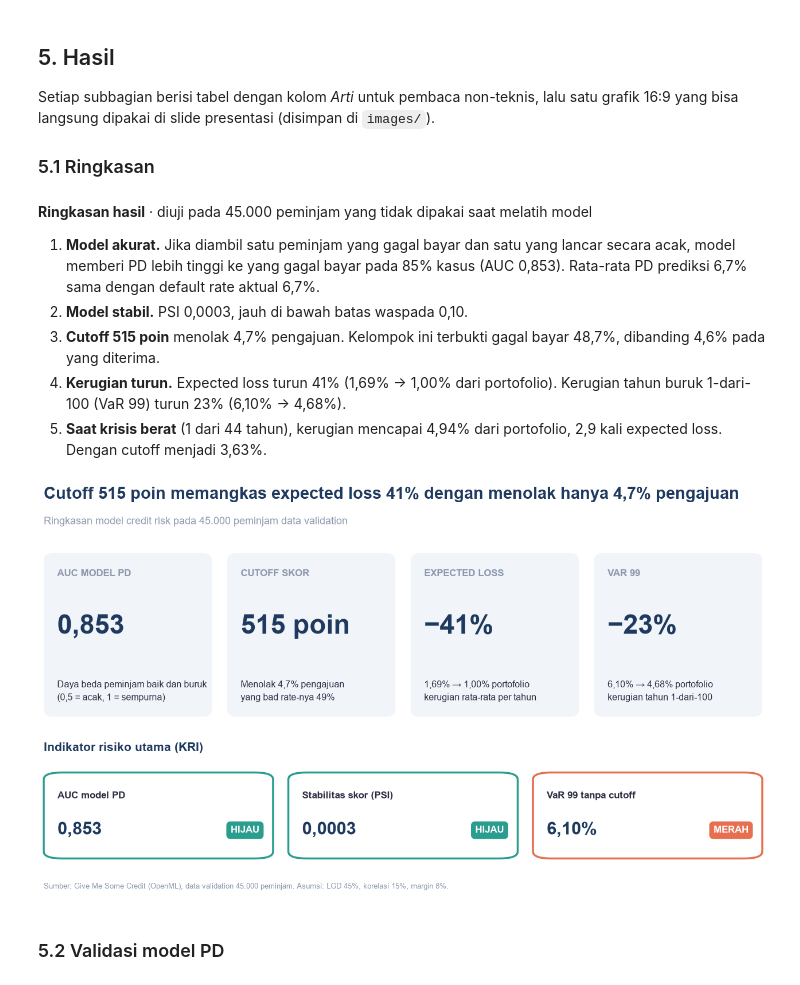
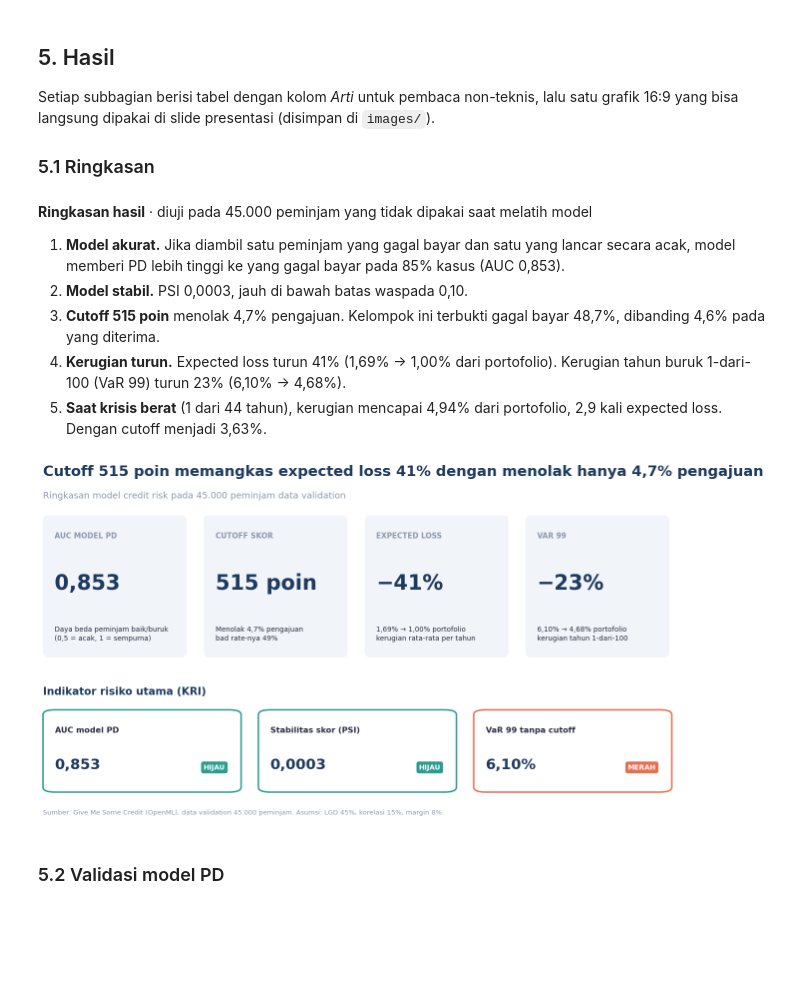
Before and after one commit to aldo02032004/credit-risk-model, a Jupyter notebook: credit_risk_model.ipynb, the cells around one changed output. Saved outputs shown, nothing was run; the diff lists cells and outputs as text; code cells hidden in the pictures; blank space fills up the shorter version.

```diff
--- a/credit_risk_model.ipynb
+++ b/credit_risk_model.ipynb
@@ -256,55 +254,72 @@ Setiap subbagian berisi tabel dengan kolom *Arti* untuk pembaca non-teknis, lalu
 # %%
 mt, mc = m["Tanpa cutoff"], m["Dengan cutoff"]
 ap, v = cut["Approval rate"], val.loc["Logistik"]
 turun = lambda a, b: pct(1 - b / a, 0)
 display(Markdown(f"""
 **Ringkasan hasil** · diuji pada {num(len(port), 0)} peminjam yang tidak dipakai saat melatih model
 
-1. **Model akurat.** Jika diambil satu peminjam yang gagal bayar dan satu yang lancar secara acak, model memberi PD lebih tinggi ke yang gagal bayar pada {pct(v.AUC, 0)} kasus (AUC {num(v.AUC)}). Rata-rata PD prediksi {pct(v['PD rata-rata'])} sama dengan default rate aktual {pct(v['Default rate aktual'])}.
+1. **Model akurat.** Jika diambil satu peminjam yang gagal bayar dan satu yang lancar secara acak, model memberi PD lebih tinggi ke yang gagal bayar pada {pct(v.AUC, 0)} kasus (AUC {num(v.AUC)}).
 2. **Model stabil.** PSI {num(v['PSI dev→val'], 4)}, jauh di bawah batas waspada 0,10.
 3. **Cutoff {cutoff:.0f} poin** menolak {pct(1 - ap)} pengajuan. Kelompok ini terbukti gagal bayar {pct(cut['Bad rate aktual, ditolak'])}, dibanding {pct(cut['Bad rate aktual, lolos'])} pada yang diterima.
 4. **Kerugian turun.** Expected loss turun {turun(mt['EL'], mc['EL'])} ({pct(mt['EL'], 2)} → {pct(mc['EL'], 2)} dari portofolio). Kerugian tahun buruk 1-dari-100 (VaR 99) turun {turun(mt['VaR 99'], mc['VaR 99'])} ({pct(mt['VaR 99'], 2)} → {pct(mc['VaR 99'], 2)}).
 5. **Saat krisis berat** (1 dari 44 tahun), kerugian mencapai {pct(stres.loc['Berat', 'Rugi tanpa cutoff'], 2)} dari portofolio, {num(stres.loc['Berat', 'Rugi / EL'], 1)} kali expected loss. Dengan cutoff menjadi {pct(stres.loc['Berat', 'Rugi dengan cutoff'], 2)}.
 """))
 
 fig = slide(f"Cutoff {cutoff:.0f} poin memangkas expected loss {turun(mt['EL'], mc['EL'])} "
             f"dengan menolak hanya {pct(1 - ap)} pengajuan",
             f"Ringkasan model credit risk pada {num(len(port), 0)} peminjam data validation")
-kpi = [("AUC model PD", num(v.AUC), "Daya beda peminjam baik dan buruk\n(0,5 = acak, 1 = sempurna)"),
-       ("Cutoff skor", f"{cutoff:.0f} poin", f"Menolak {pct(1 - ap)} pengajuan\nyang bad rate-nya {pct(cut['Bad rate aktual, ditolak'], 0)}"),
-       ("Expected loss", f"−{turun(mt['EL'], mc['EL'])}", f"{pct(mt['EL'], 2)} → {pct(mc['EL'], 2)} portofolio\nkerugian rata-rata per tahun"),
-       ("VaR 99", f"−{turun(mt['VaR 99'], mc['VaR 99'])}", f"{pct(mt['VaR 99'], 2)} → {pct(mc['VaR 99'], 2)} portofolio\nkerugian tahun 1-dari-100")]
+
+# Membagi 4 KPI secara presisi dengan koordinat x terdistribusi simetris
+kpi = [
+    ("AUC model PD", num(v.AUC), "Daya beda peminjam baik/buruk\n(0,5 = acak, 1 = sempurna)"),
+    ("Cutoff skor", f"{cutoff:.0f} poin", f"Menolak {pct(1 - ap)} pengajuan\nbad rate-nya {pct(cut['Bad rate aktual, ditolak'], 0)}"),
+    ("Expected loss", f"−{turun(mt['EL'], mc['EL'])}", f"{pct(mt['EL'], 2)} → {pct(mc['EL'], 2)} portofolio\nkerugian rata-rata per tahun"),
+    ("VaR 99", f"−{turun(mt['VaR 99'], mc['VaR 99'])}", f"{pct(mt['VaR 99'], 2)} → {pct(mc['VaR 99'], 2)} portofolio\nkerugian tahun 1-dari-100")
+]
+
 for i, (lab, nilai, ket) in enumerate(kpi):
-    a = fig.add_axes([0.03 + i * 0.24, 0.42, 0.22, 0.38]); a.axis("off")
-    a.add_patch(FancyBboxPatch((0, 0), 1, 1, boxstyle="round,pad=0,rounding_size=0.05", fc=C["latar"], ec="none",
+    a = fig.add_axes([0.03 + i * 0.242, 0.44, 0.216, 0.38])
+    a.axis("off")
+    a.add_patch(FancyBboxPatch((0, 0), 1, 1, boxstyle="round,pad=0,rounding_size=0.04", fc=C["latar"], ec="none",
                                transform=a.transAxes, clip_on=False))
-    a.text(0.08, 0.86, lab.upper(), fontsize=12, fontweight="bold", color=C["abu"], transform=a.transAxes)
-    a.text(0.08, 0.55, nilai, fontsize=34, fontweight="bold", color=C["navy"], va="center", transform=a.transAxes)
-    a.text(0.08, 0.10, ket, fontsize=11.5, color=C["teks"], linespacing=1.5, transform=a.transAxes)
+    a.text(0.08, 0.84, lab.upper(), fontsize=10.5, fontweight="bold", color=C["abu"], transform=a.transAxes)
+    a.text(0.08, 0.52, nilai, fontsize=30, fontweight="bold", color=C["navy"], va="center", transform=a.transAxes)
+    a.text(0.08, 0.12, ket, fontsize=10, color=C["teks"], linespacing=1.35, transform=a.transAxes)
 
-nama_kri = {"AUC model PD": "AUC model PD", "PSI skor dev → val": "Stabilitas skor (PSI)",
-            "VaR 99 (% portofolio)": "VaR 99 tanpa cutoff"}
+nama_kri = {
+    "AUC model PD": "AUC model PD",
+    "PSI skor dev → val": "Stabilitas skor (PSI)",
+    "VaR 99 (% portofolio)": "VaR 99 tanpa cutoff"
+}
 nilai_kri = [num(kri.nilai.iloc[0]), num(kri.nilai.iloc[1], 4), pct(kri.nilai.iloc[2], 2)]
+
 fig.text(0.03, 0.34, "Indikator risiko utama (KRI)", fontsize=15, fontweight="bold", color=C["navy"])
+
+# Membagi 3 KRI secara presisi dan simetris
 for i, ((k, r), nilai) in enumerate(zip(kri.iterrows(), nilai_kri)):
-    a = fig.add_axes([0.03 + i * 0.32, 0.09, 0.30, 0.20]); a.axis("off")
-    a.add_patch(FancyBboxPatch((0, 0), 1, 1, boxstyle="round,pad=0,rounding_size=0.08", fc="white",
-                               ec=warna_status[r.status], lw=2.5, transform=a.transAxes, clip_on=False))
-    a.text(0.06, 0.70, nama_kri[k], fontsize=12.5, fontweight="bold", color=C["teks"], transform=a.transAxes)
-    a.text(0.06, 0.28, nilai, fontsize=22, fontweight="bold", color=C["navy"], transform=a.transAxes)
-    a.text(0.94, 0.30, r.status, fontsize=12, fontweight="bold", color="white", ha="right", transform=a.transAxes,
-           bbox=dict(boxstyle="round,pad=0.45", fc=warna_status[r.status], ec="none"))
-fig.savefig("images/01_ringkasan.png"); plt.show()
+    a = fig.add_axes([0.03 + i * 0.324, 0.08, 0.298, 0.22])
+    a.axis("off")
+    a.add_patch(FancyBboxPatch((0, 0), 1, 1, boxstyle="round,pad=0,rounding_size=0.06", fc="white",
+                               ec=warna_status[r.status], lw=2.2, transform=a.transAxes, clip_on=False))
+    a.text(0.06, 0.72, nama_kri[k], fontsize=11.5, fontweight="bold", color=C["teks"], transform=a.transAxes)
+    a.text(0.06, 0.28, nilai, fontsize=21, fontweight="bold", color=C["navy"], transform=a.transAxes)
+
+    # Menempatkan badge status dengan padding aman di sisi kanan agar simetris dan tidak menabrak teks
+    a.text(0.92, 0.30, r.status, fontsize=10, fontweight="bold", color="white", ha="right", va="center", transform=a.transAxes,
+           bbox=dict(boxstyle="round,pad=0.35", fc=warna_status[r.status], ec="none"))
+
+fig.savefig("images/01_ringkasan.png")
+plt.show()
 # %% [output]
 
 **Ringkasan hasil** · diuji pada 45.000 peminjam yang tidak dipakai saat melatih model
 
-1. **Model akurat.** Jika diambil satu peminjam yang gagal bayar dan satu yang lancar secara acak, model memberi PD lebih tinggi ke yang gagal bayar pada 85% kasus (AUC 0,853). Rata-rata PD prediksi 6,7% sama dengan default rate aktual 6,7%.
+1. **Model akurat.** Jika diambil satu peminjam yang gagal bayar dan satu yang lancar secara acak, model memberi PD lebih tinggi ke yang gagal bayar pada 85% kasus (AUC 0,853).
 2. **Model stabil.** PSI 0,0003, jauh di bawah batas waspada 0,10.
 3. **Cutoff 515 poin** menolak 4,7% pengajuan. Kelompok ini terbukti gagal bayar 48,7%, dibanding 4,6% pada yang diterima.
 4. **Kerugian turun.** Expected loss turun 41% (1,69% → 1,00% dari portofolio). Kerugian tahun buruk 1-dari-100 (VaR 99) turun 23% (6,10% → 4,68%).
 5. **Saat krisis berat** (1 dari 44 tahun), kerugian mencapai 4,94% dari portofolio, 2,9 kali expected loss. Dengan cutoff menjadi 3,63%.
-[figure, old version]
+[figure, new version]
 # %% [markdown]
 ### 5.2 Validasi model PD
 # %%
```
Also changed, not shown: parts of 6 cells of this notebook.
